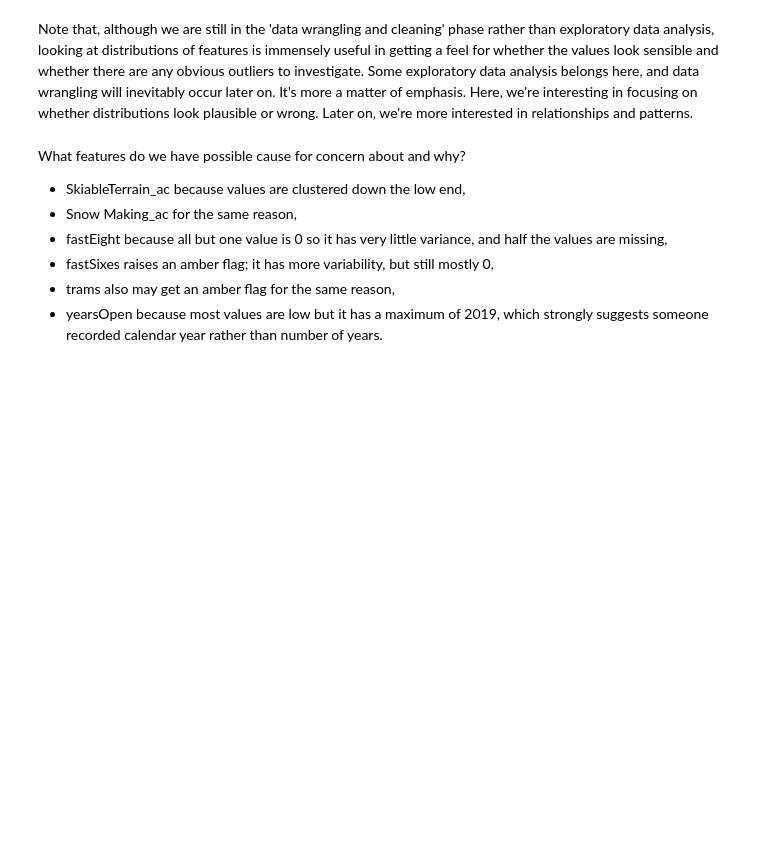
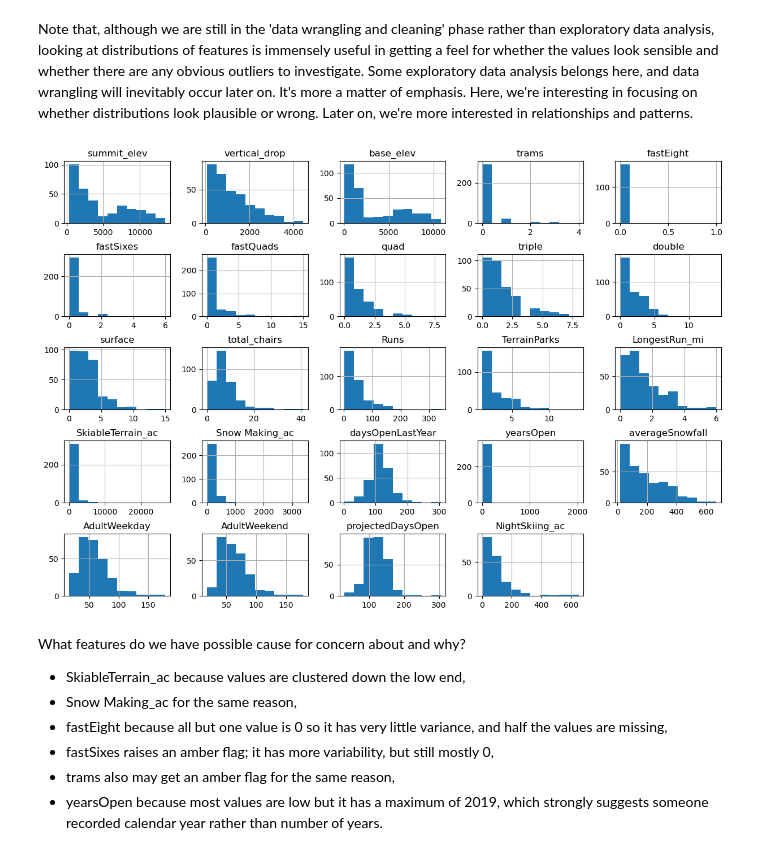
Before and after one commit to darenw/DataScienceGuidedCapstone, a Jupyter notebook: Notebooks/02_data_wrangling.ipynb, the cells around one changed output. Saved outputs shown, nothing was run; the diff lists cells and outputs as text; code cells hidden in the pictures; blank space fills up the shorter version.

```diff
--- a/Notebooks/02_data_wrangling.ipynb
+++ b/Notebooks/02_data_wrangling.ipynb
@@ -575,12 +605,14 @@ Note that, although we are still in the 'data wrangling and cleaning' phase rath
 # %%
 #Code task 18#
 #Call ski_data's `hist` method to plot histograms of each of the numeric features
 #Try passing it an argument figsize=(15,10)
 #Try calling plt.subplots_adjust() with an argument hspace=0.5 to adjust the spacing
 #It's important you create legible and easy-to-read plots
-ski_data.___(___)
-#plt.subplots_adjust(hspace=___);
+ski_data.hist(figsize=(15,10))
+plt.subplots_adjust(hspace=0.5);
 #Hint: notice how the terminating ';' "swallows" some messy output and leads to a tidier notebook
+# %% [output]
+[figure, added]
 # %% [markdown]
 What features do we have possible cause for concern about and why?
 
```
Also changed, not shown: parts of 47 cells of this notebook.
